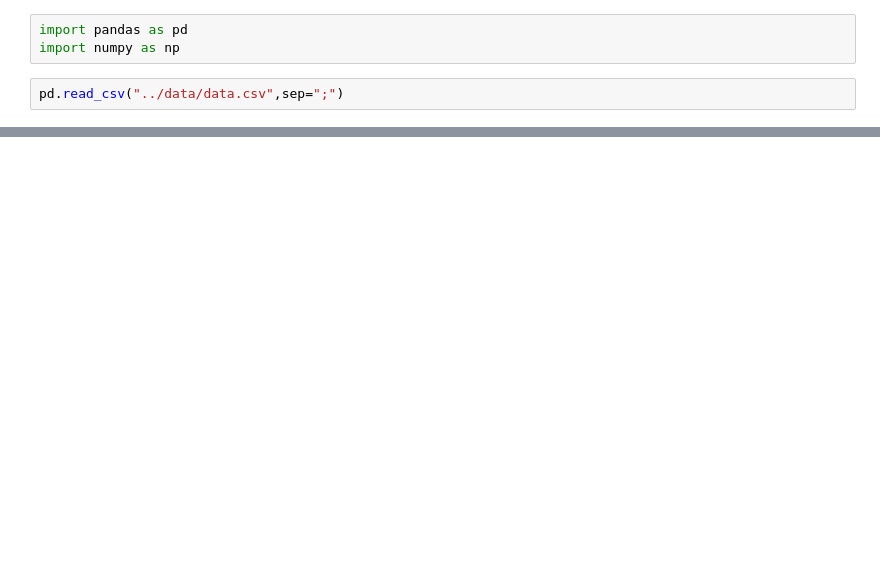
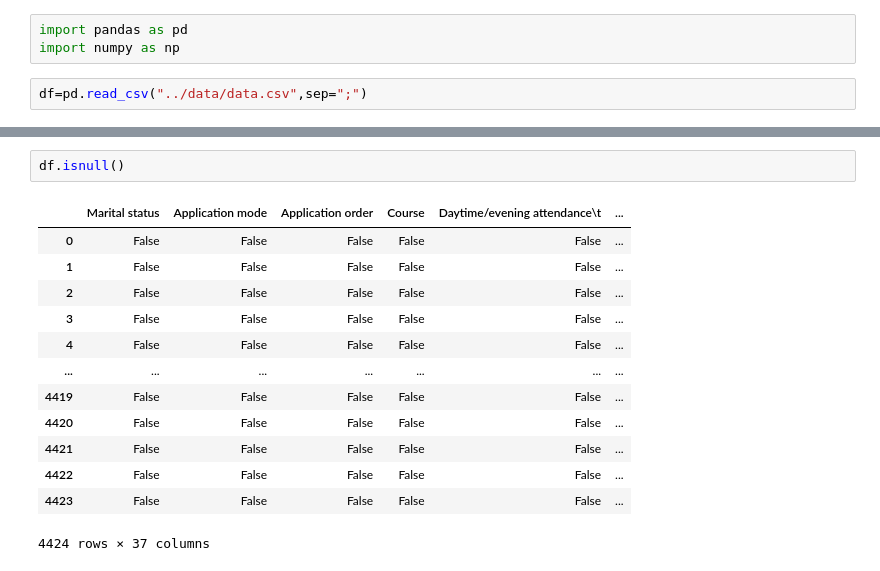
Before and after one commit to yashminparween/Internship_ybi_foundation, a Jupyter notebook: notebooks/data_understanding.ipynb, the cells around one changed output, grey strips where cells are left out. Saved outputs shown, nothing was run; the diff lists cells and outputs as text; blank space fills up the shorter version.

```diff
--- a/notebooks/data_understanding.ipynb
+++ b/notebooks/data_understanding.ipynb
@@ -2,4 +2,4 @@
 import pandas as pd
 import numpy as np
 # %%
-pd.read_csv("../data/data.csv",sep=";")
+df=pd.read_csv("../data/data.csv",sep=";")
@@ -19,0 +73,16 @@ pd.read_csv("../data/data.csv",sep=";")
+# %%
+df.isnull()
+# %% [output]
+|  | Marital status | Application mode | Application order | Course | Daytime/evening attendance\t | ... |
+| 0 | False | False | False | False | False | ... |
+| 1 | False | False | False | False | False | ... |
+| 2 | False | False | False | False | False | ... |
+| 3 | False | False | False | False | False | ... |
+| 4 | False | False | False | False | False | ... |
+| ... | ... | ... | ... | ... | ... | ... |
+| 4419 | False | False | False | False | False | ... |
+| 4420 | False | False | False | False | False | ... |
+| 4421 | False | False | False | False | False | ... |
+| 4422 | False | False | False | False | False | ... |
+| 4423 | False | False | False | False | False | ... |
+4424 rows × 37 columns
```
Also changed, not shown: parts of 7 cells of this notebook.
